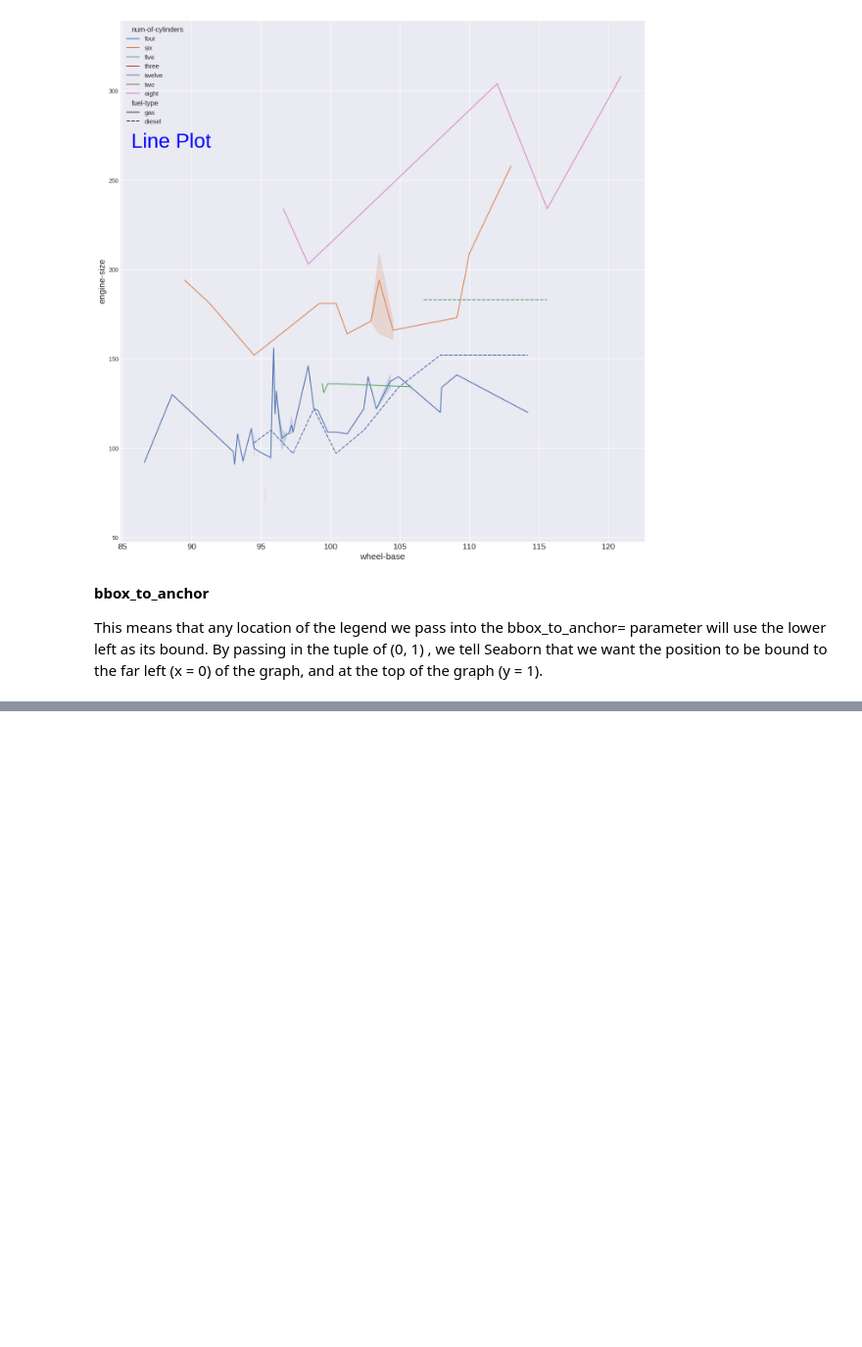
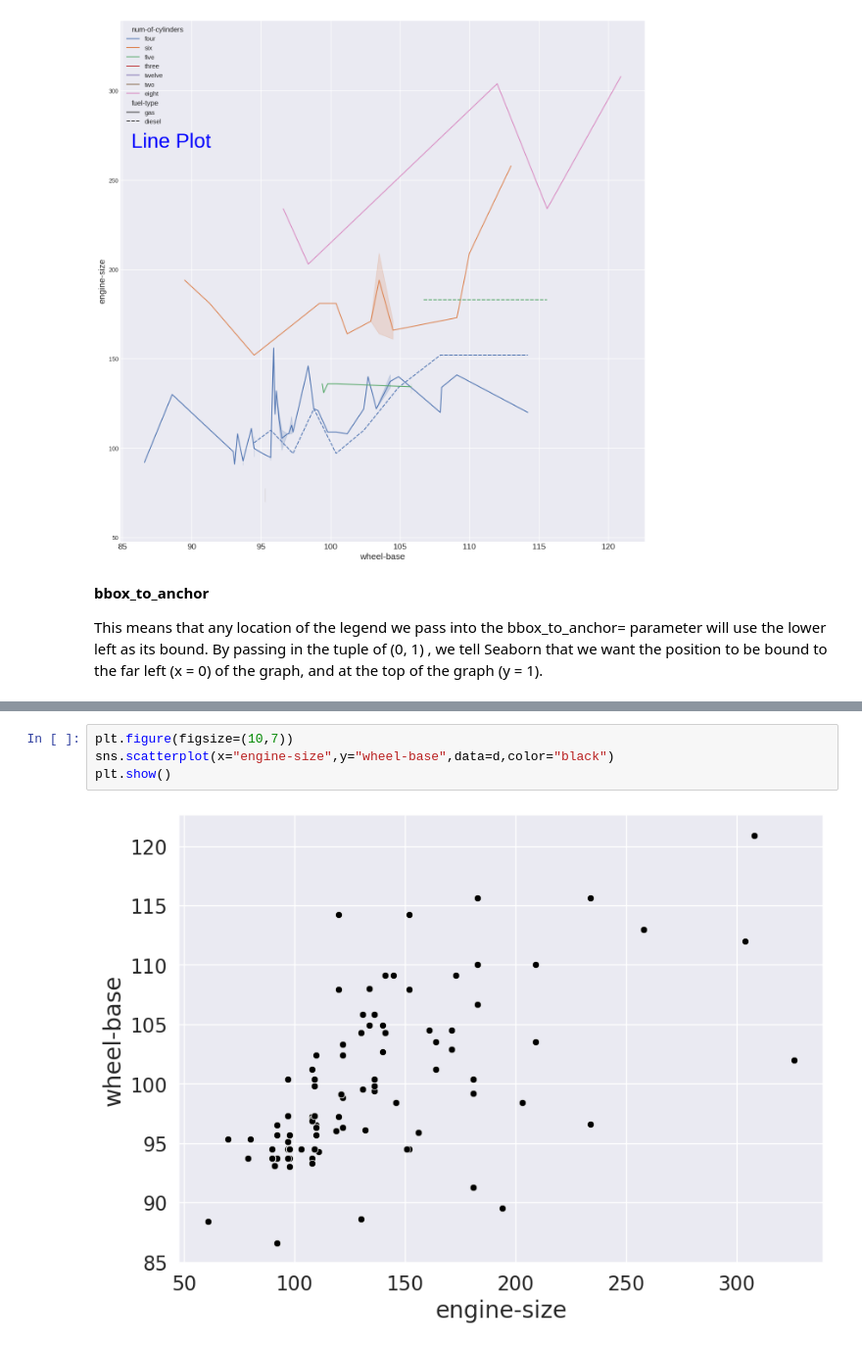
Before and after one commit to ShahDharni/Taskk, a Jupyter notebook: Seaborn_ipynb.ipynb, the cells around one changed output, grey strips where cells are left out. Shown at 98% size. Drawn from its saved outputs; the diff is of its cells as text; blank space fills up the shorter version.

```diff
--- a/Seaborn_ipynb.ipynb
+++ b/Seaborn_ipynb.ipynb
@@ -240,0 +267,6 @@ This means that any location of the legend we pass into the bbox_to_anchor= para
+# %%
+plt.figure(figsize=(10,7))
+sns.scatterplot(x="engine-size",y="wheel-base",data=d,color="black")
+plt.show()
+# %% [output]
+[figure, added]
```
Also changed, not shown: parts of 98 cells of this notebook.
